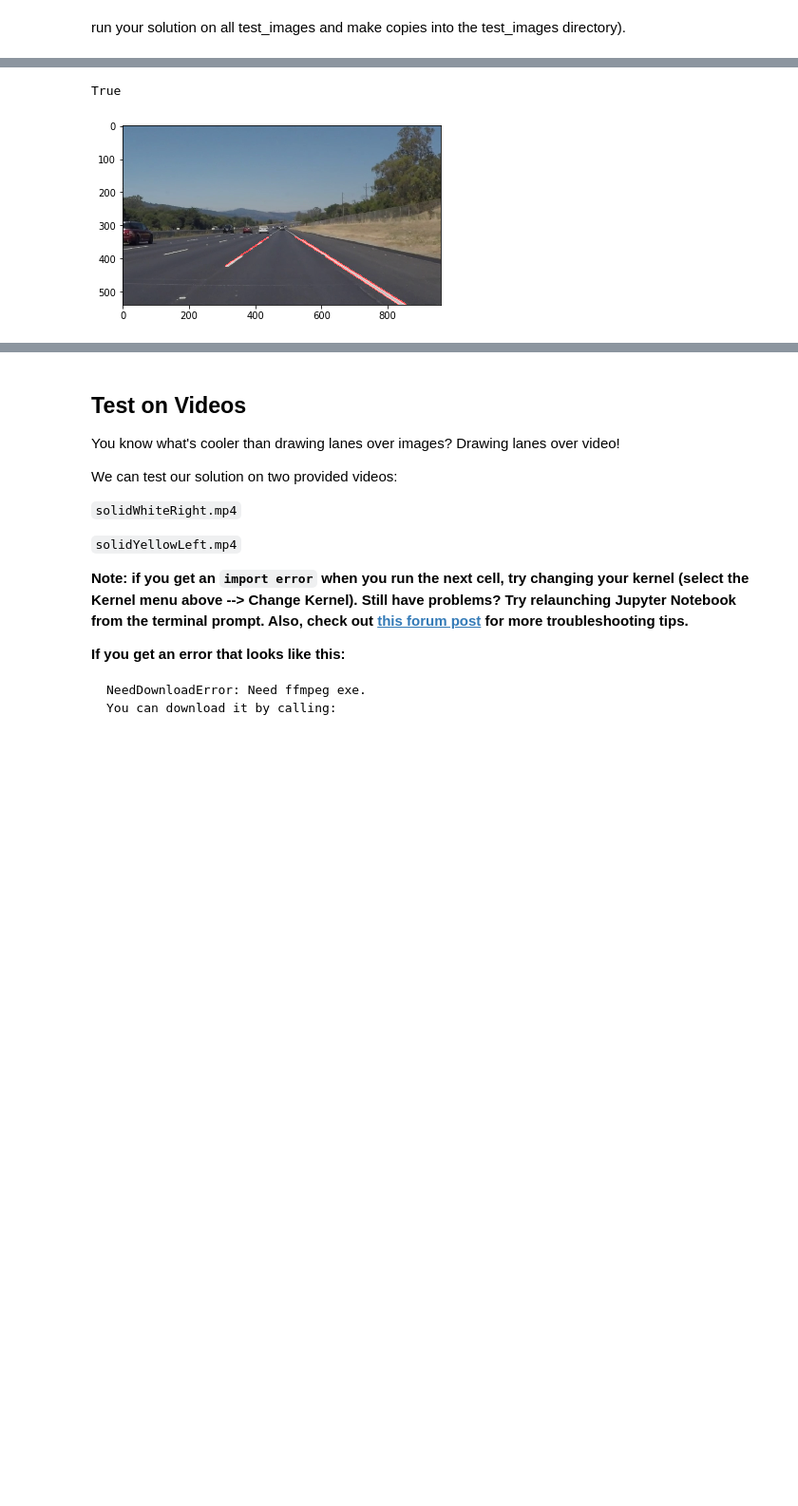
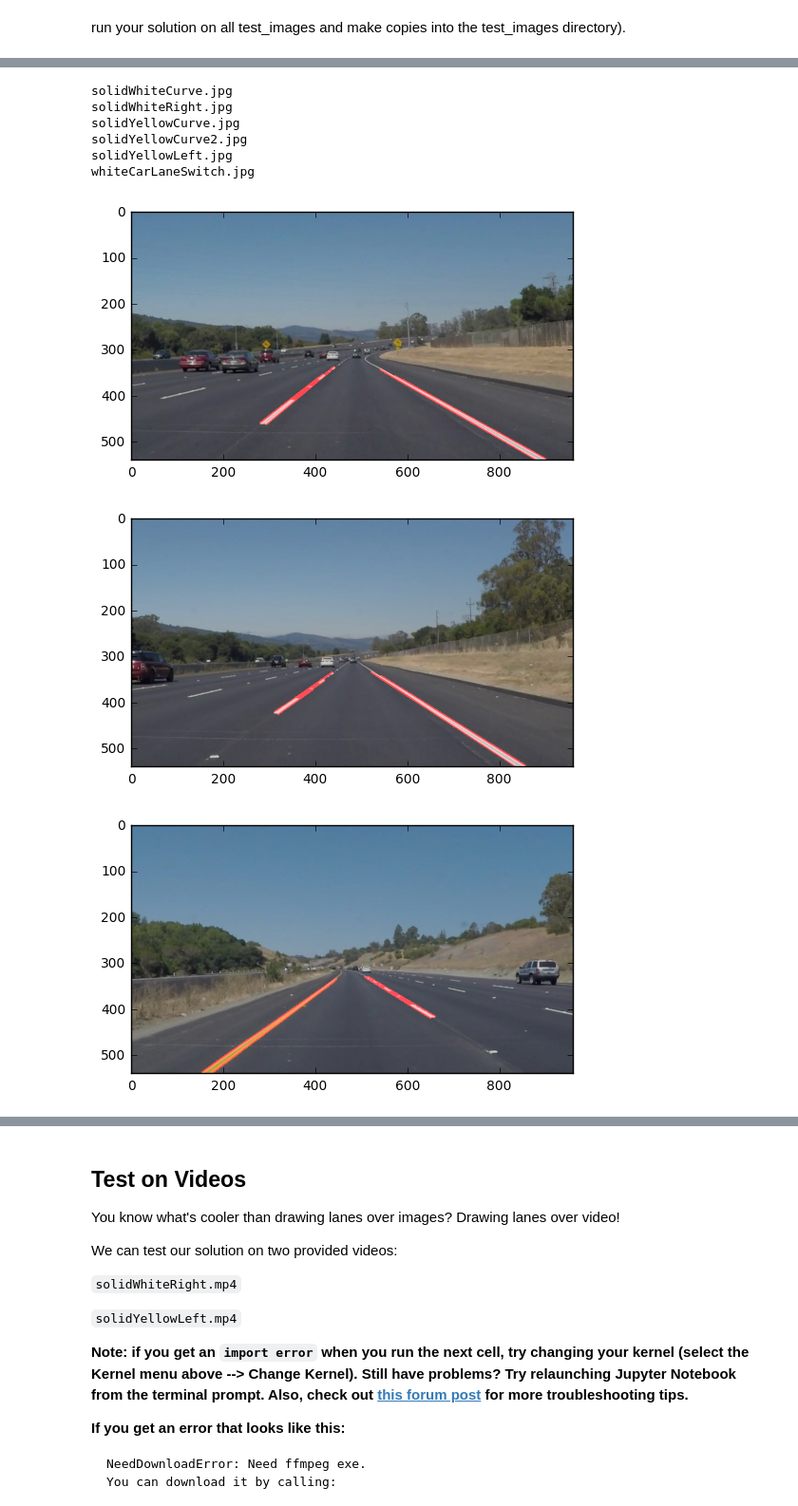
Before and after one commit to SnoopyCafe/dev, a Jupyter notebook: python/udacity/CarND-LaneLines-P1/P1.ipynb, the cells around one changed output, grey strips where cells are left out. Shown at 95% size. Drawn from its saved outputs; the diff is of its cells as text; code cells hidden in the pictures; blank space fills up the shorter version.

Commit message:
raw image video working

```diff
--- a/python/udacity/CarND-LaneLines-P1/P1.ipynb
+++ b/python/udacity/CarND-LaneLines-P1/P1.ipynb
@@ -209,23 +195,33 @@ masked_edges = region_of_interest(edges, vertices)
-# %%
-# Define the Hough transform parameters
-# Make a blank the same size as our image to draw on
-rho = 1
-theta = np.pi/180
-threshold = 70
-min_line_len = 5
-max_line_gap = 35
-
-lines_image = hough_lines(masked_edges, rho, theta, threshold, min_line_len, max_line_gap)
-#plt.imshow(lines_image)
-# %%
-# Python 3 has support for cool math symbols.
-#def weighted_img(img, initial_img, α=0.8, β=1., λ=0.)
-orig_image = np.copy(image) #creating a blank to draw lines on
-
-# Draw the lines on the edge image
-line_edges = weighted_img(lines_image, orig_image)
-plt.imshow(line_edges)
-cv2.imwrite("test_images/solidWhiteRight_soln.jpg",line_edges)
-# %% [output]
-True
-[figure, removed]
+# %%
+
+# Test on the static images
+in_path = 'test_images/'
+out_path = 'test_soln/'
+test_images = os.listdir("test_images/")
+
+for img in test_images:
+    filename, ext = os.path.splitext(img)
+    if ext != ".jpg":
+        continue
+
+    test_image = mpimg.imread(in_path + img)
+    #print('Filename: ', filename, ' is:', type(test_image), 'with dimesions:', test_image.shape)
+
+    lines_image = lane_lines(test_image)
+
+    # Draw the lines on the edge image
+    combo_image = weighted_img(lines_image, test_image)
+    print (img)
+    plt.figure()
+    plt.imshow(combo_image)
+    mpimg.imsave(out_path + img, combo_image, cmap='Greys_r')
+# %% [output]
+solidWhiteCurve.jpg
+solidWhiteRight.jpg
+solidYellowCurve.jpg
+solidYellowCurve2.jpg
+solidYellowLeft.jpg
+whiteCarLaneSwitch.jpg
+[figure, added]
+[figure, added]
+[figure, added]
```
Also changed, not shown: parts of 5 cells of this notebook, 3 other files.
